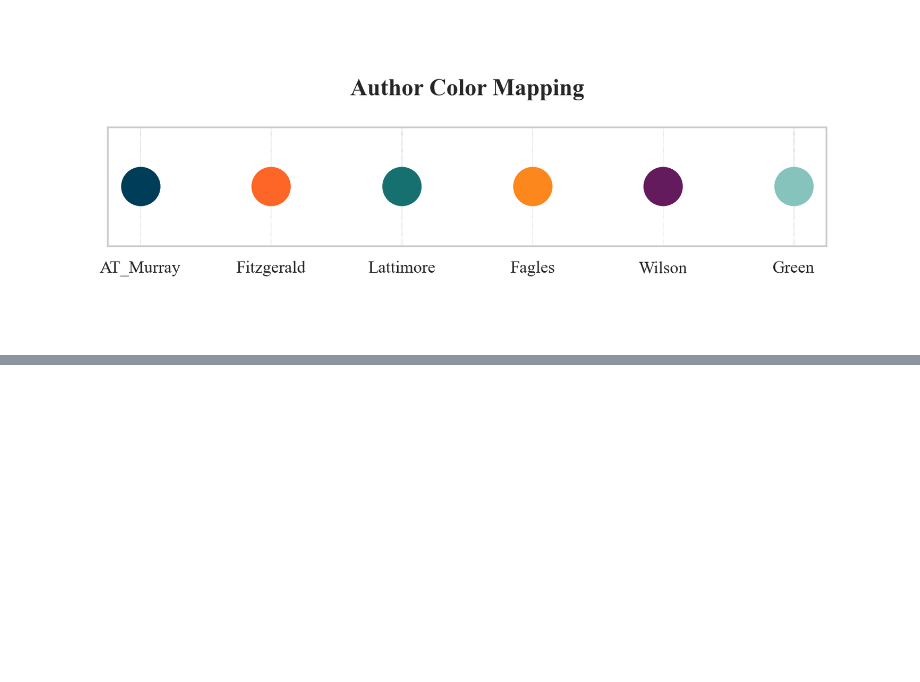
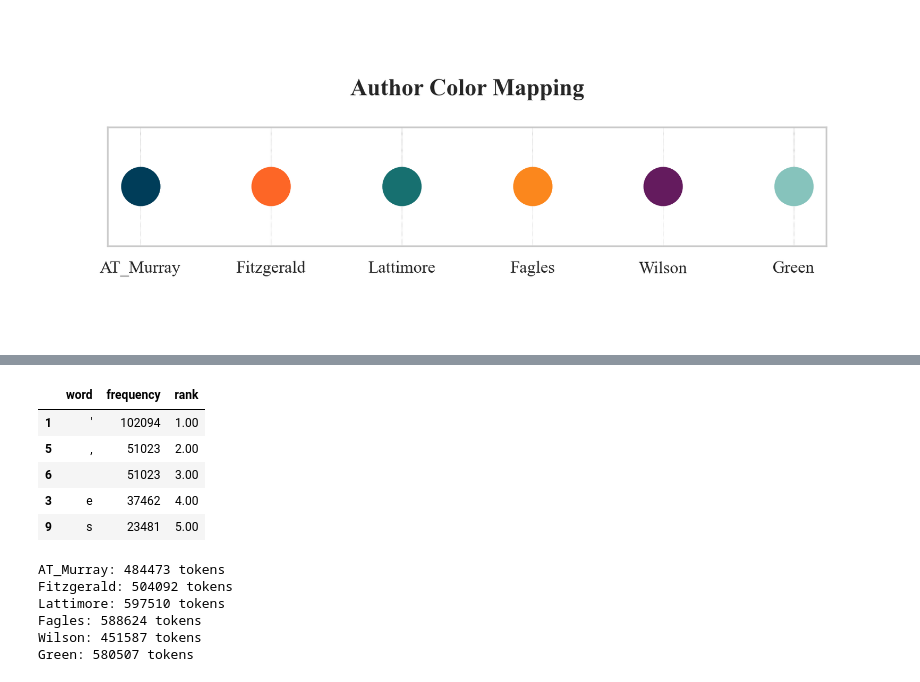
Before and after one commit to neophilology/English-Homer, a Jupyter notebook: Zipf_Six_Modern/Zipf_Six_Modern.ipynb, the cells around one changed output, grey strips where cells are left out. Cells and saved outputs as stored; diff of their text form; code cells hidden in the pictures; blank space fills up the shorter version.

Commit message:
zipf ranked

```diff
--- a/Zipf_Six_Modern/Zipf_Six_Modern.ipynb
+++ b/Zipf_Six_Modern/Zipf_Six_Modern.ipynb
@@ -397,5 +184,0 @@ $$TTR = \left( \frac{\text{Unique Words}}{\text{Total Words}} \right) \times 100
-# %%
-import scipy.stats as stats
-
-# Compute TTR
-df["ttr"] = df["tokens"].apply(lambda x: (len(set(x)) / len(x) * 100) if x else 0)
@@ -668,2 +184,0 @@ Shape: (144, 13)
-# %%
-df.drop(df[['first_sentence', 'sentences']], axis=1, inplace=True)
@@ -764,14 +184,0 @@ Moving Average TTR for first book of AT_Murray (first few values):
-# %%
-import pandas as pd
-import matplotlib.pyplot as plt
-import seaborn as sns
-
-# Explode the 'moving_average_ttr' column if it contains lists
-if isinstance(df["moving_average_ttr"].iloc[0], list):  # Check if the column contains lists
-    df = df.explode("moving_average_ttr")
-
-# Convert to float (just in case)
-df["moving_average_ttr"] = df["moving_average_ttr"].astype(float)
-
-# Sort values by author and book number to ensure correct order
-df = df.sort_values(by=["author", "book_num"])
@@ -797,0 +221,41 @@ plt.show()
+# %%
+# List of authors
+authors = ["AT_Murray", "Fitzgerald", "Lattimore", "Fagles", "Wilson", "Green"]
+
+# Step 1: Flatten tokens and count word frequencies for each author
+freq_dict = {
+    author: Counter(
+        token for tokens in df[df["author"] == author]["tokens"] for token in tokens
+    )
+    for author in authors
+}
+
+# Step 2: Convert word frequencies into sorted DataFrames with rank
+df_zipf_dict = {
+    author: pd.DataFrame(freq.items(), columns=["word", "frequency"])
+    .sort_values(by="frequency", ascending=False)
+    .assign(rank=lambda df_: df_["frequency"].rank(method="first", ascending=False))
+    for author, freq in freq_dict.items()
+}
+
+# Example: Accessing a specific author’s Zipf DataFrame
+df_zipf_dict["AT_Murray"].head()  # View the top-ranked words for AT_Murray
+# %% [output]
+|  | word | frequency | rank |
+| 1 | ' | 102094 | 1.00 |
+| 5 | , | 51023 | 2.00 |
+| 6 |  | 51023 | 3.00 |
+| 3 | e | 37462 | 4.00 |
+| 9 | s | 23481 | 5.00 |
+# %%
+# Print total number of tokens per translator
+for translator in translators:
+    total_tokens = sum(freq_dict[translator].values())
+    print(f"{translator}: {total_tokens} tokens")
+# %% [output]
+AT_Murray: 484473 tokens
+Fitzgerald: 504092 tokens
+Lattimore: 597510 tokens
+Fagles: 588624 tokens
+Wilson: 451587 tokens
+Green: 580507 tokens
```
Also changed, not shown: parts of 38 cells of this notebook, 1 other file.
